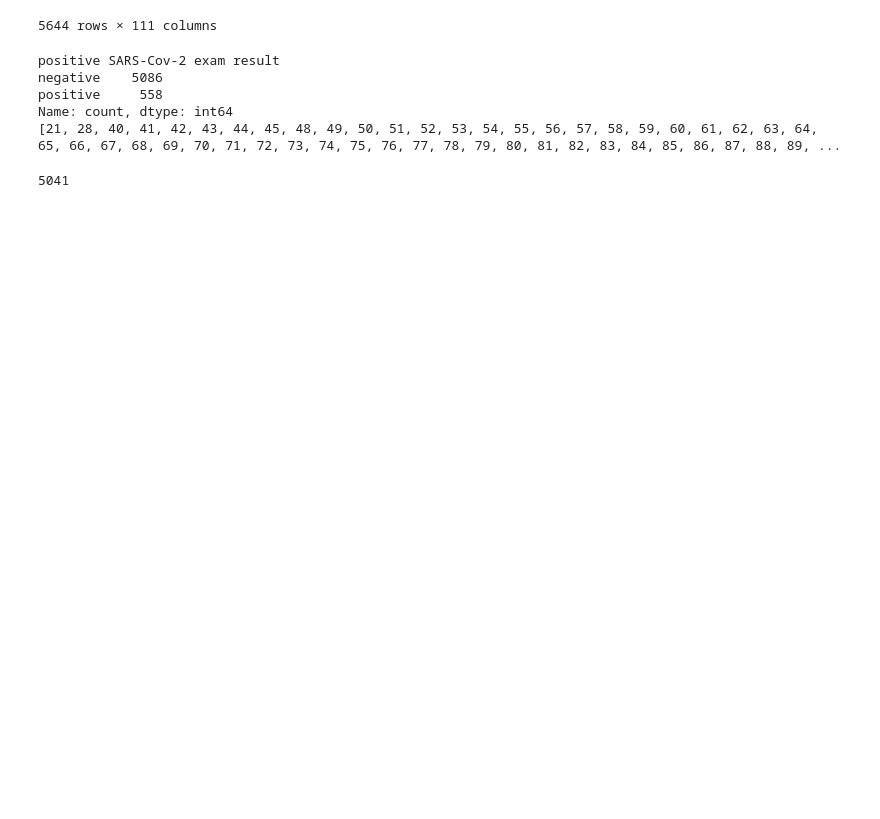
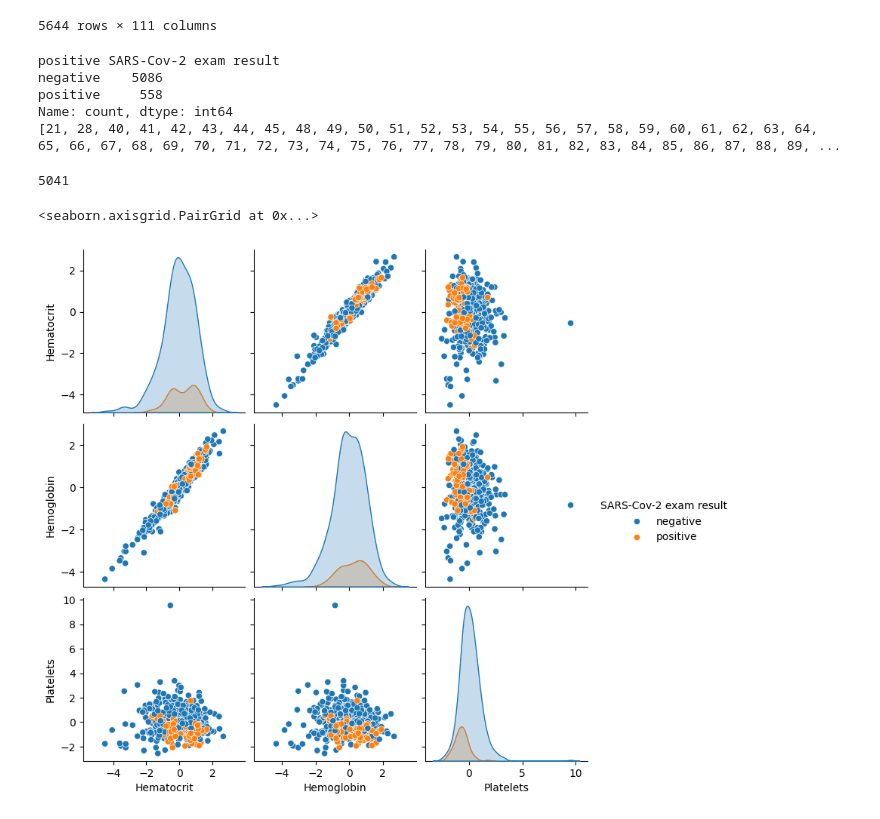
Before and after one commit to Jules-Gossiaux/learn_ML, a Jupyter notebook: final_project/main.ipynb, the cells around one changed output. Drawn from its saved outputs; the diff is of its cells as text; code cells hidden in the pictures; blank space fills up the shorter version.

```diff
--- a/final_project/main.ipynb
+++ b/final_project/main.ipynb
@@ -113,3 +115,9 @@ positive     558
 Name: count, dtype: int64
 [21, 28, 40, 41, 42, 43, 44, 45, 48, 49, 50, 51, 52, 53, 54, 55, 56, 57, 58, 59, 60, 61, 62, 63, 64, 65, 66, 67, 68, 69, 70, 71, 72, 73, 74, 75, 76, 77, 78, 79, 80, 81, 82, 83, 84, 85, 86, 87, 88, 89, ...
 5041
+# %%
+cols = ["SARS-Cov-2 exam result", "Hematocrit", "Hemoglobin", "Platelets"]
+sns.pairplot(data[cols], hue="SARS-Cov-2 exam result")
+# %% [output]
+<seaborn.axisgrid.PairGrid at 0x...>
+[figure, added]
```
Also changed, not shown: parts of 3 cells of this notebook, 2 other files.
